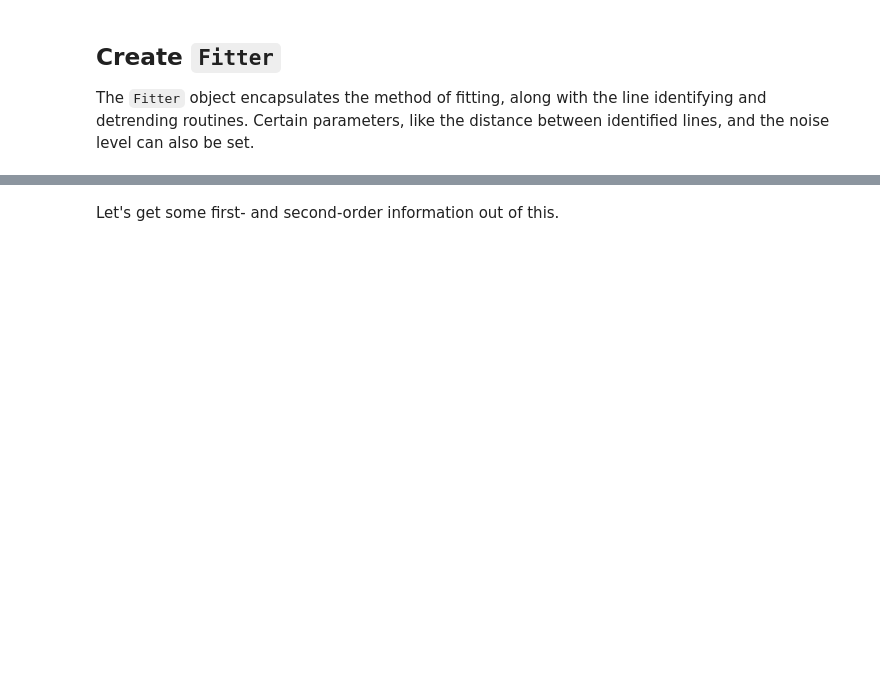
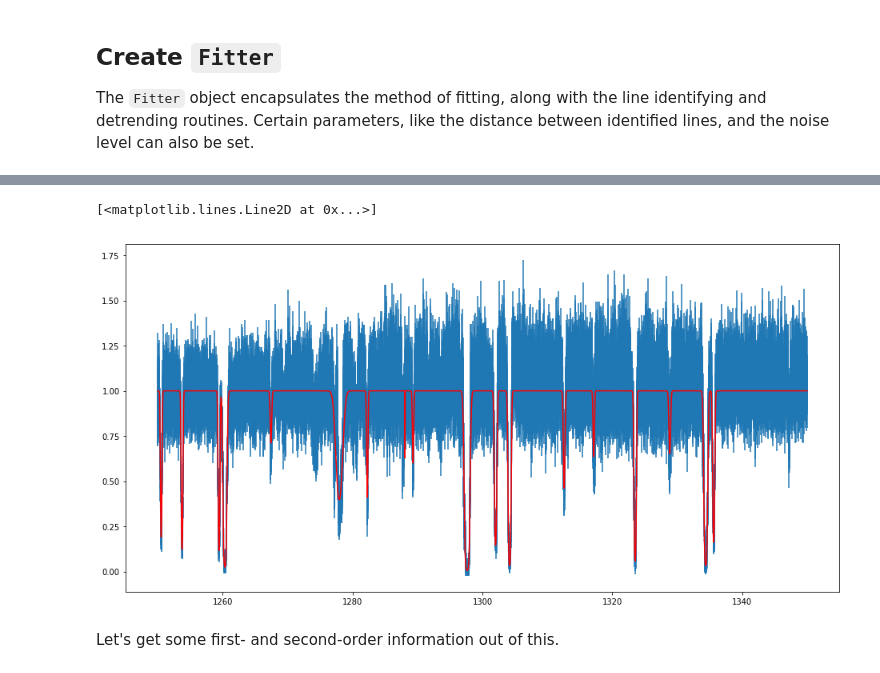
Before and after one commit to MISTY-pipeline/spectacle, a Jupyter notebook: notebooks/Fitting.ipynb, the cells around one changed output, grey strips where cells are left out. Saved outputs shown, nothing was run; the diff lists cells and outputs as text; code cells hidden in the pictures; blank space fills up the shorter version.

```diff
--- a/notebooks/Fitting.ipynb
+++ b/notebooks/Fitting.ipynb
@@ -81,3 +77,10 @@ Length = 97 rows
+# %%
+# Plot the fitted spectrum with the original
+plt.errorbar(spectrum.dispersion, spectrum.flux, yerr=spectrum.uncertainty)
+plt.plot(result_spectrum.dispersion, result_spectrum.flux, color='red', zorder=10)
+# %% [output]
+[<matplotlib.lines.Line2D at 0x...>]
+[figure, added]
 # %% [markdown]
 Let's get some first- and second-order information out of this.
 # %%
```
Also changed, not shown: parts of 3 cells of this notebook, 14 other files.
